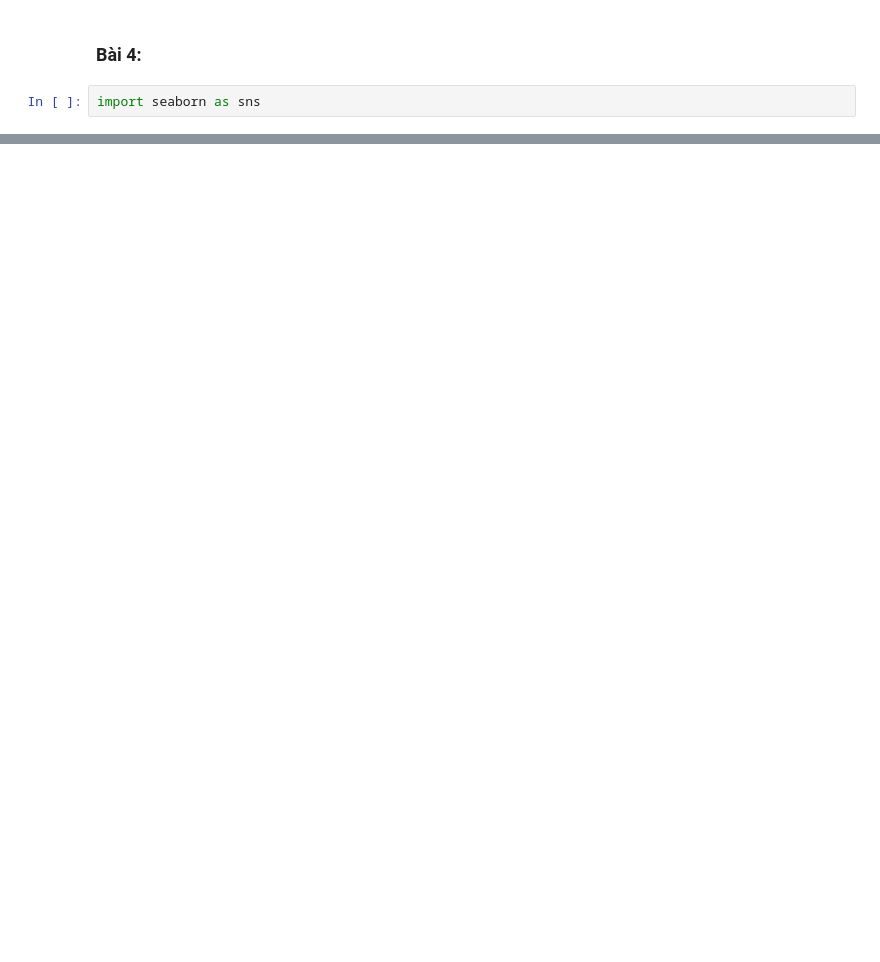
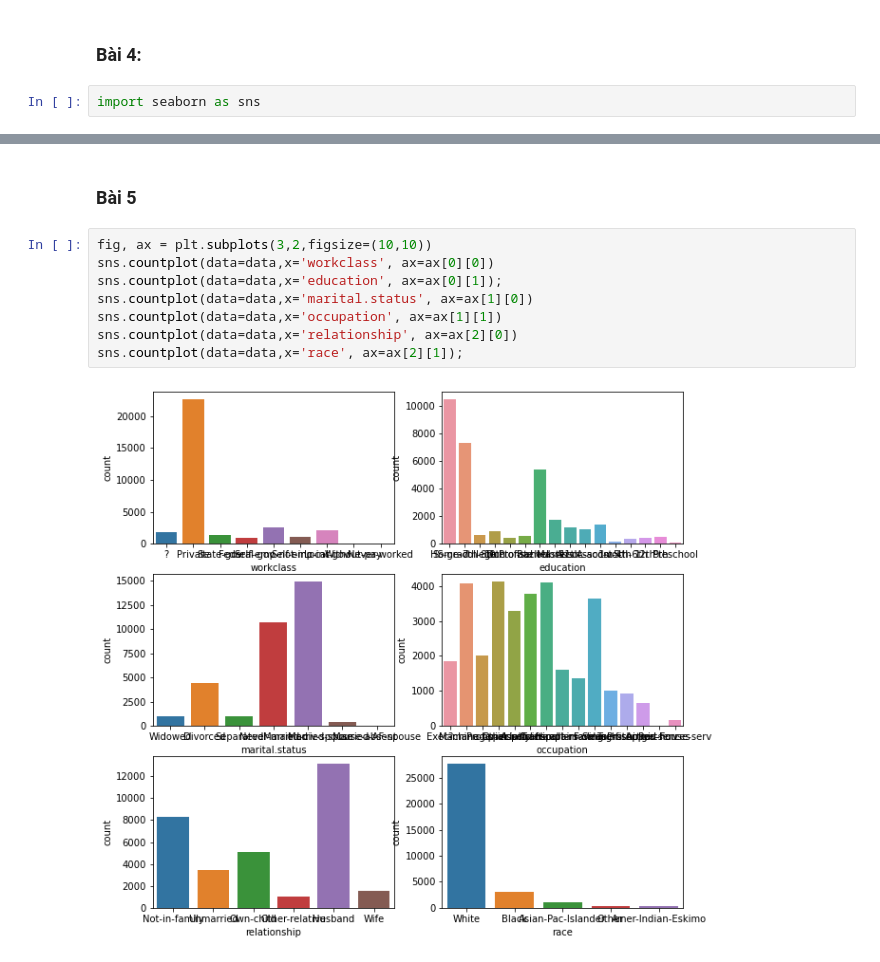
Before and after one commit to datacuriosity/MCI_Python_28S_Level_1, a Jupyter notebook: Assignments/Session_09/quynhnt_hw08.ipynb, the cells around one changed output, grey strips where cells are left out. Drawn from its saved outputs; the diff is of its cells as text; blank space fills up the shorter version.

```diff
--- a/Assignments/Session_09/quynhnt_hw08.ipynb
+++ b/Assignments/Session_09/quynhnt_hw08.ipynb
@@ -81,0 +300,12 @@ sns.displot(data=data,x='age')
+# %% [markdown]
+### Bài 5
+# %%
+fig, ax = plt.subplots(3,2,figsize=(10,10))
+sns.countplot(data=data,x='workclass', ax=ax[0][0])
+sns.countplot(data=data,x='education', ax=ax[0][1]);
+sns.countplot(data=data,x='marital.status', ax=ax[1][0])
+sns.countplot(data=data,x='occupation', ax=ax[1][1])
+sns.countplot(data=data,x='relationship', ax=ax[2][0])
+sns.countplot(data=data,x='race', ax=ax[2][1]);
+# %% [output]
+[figure, added]
```
Also changed, not shown: parts of 20 cells of this notebook.
